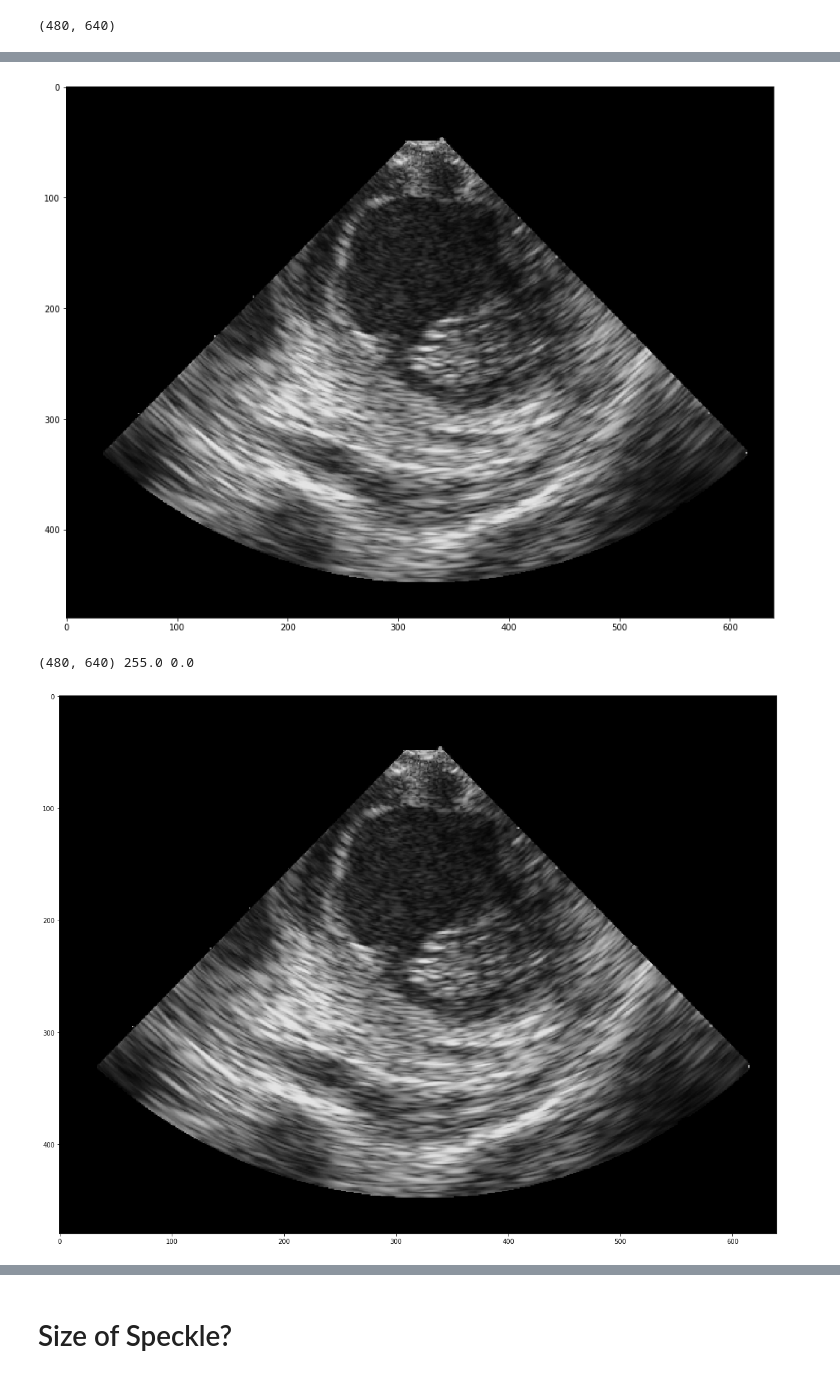
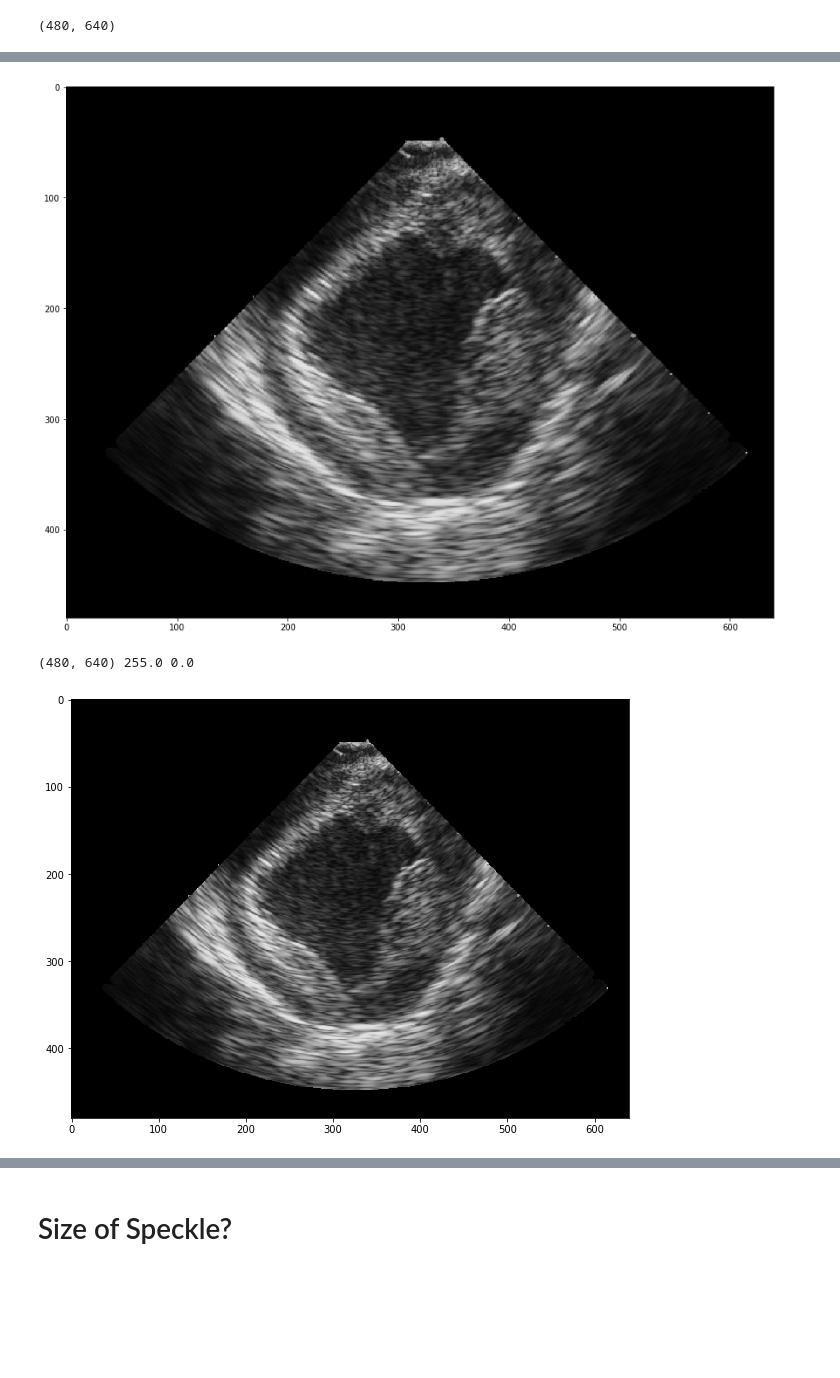
Before and after one commit to zixiliu/2d_speckle_tracking_icebot, a Jupyter notebook: preliminary.ipynb, the cells around one changed output, grey strips where cells are left out. Drawn from its saved outputs; the diff is of its cells as text; code cells hidden in the pictures; blank space fills up the shorter version.

```diff
--- a/preliminary.ipynb
+++ b/preliminary.ipynb
@@ -9,7 +9,9 @@ from scipy import ndimage
 # %% [markdown]
 # Find Boundary
 # %%
-filename = "/Volumes/GoogleDrive/My Drive/Alperen's Images/Exp 5 The Best Set/20170616_124815718/images/16062017_125258857_600.jpg"
+#filename = "/Volumes/GoogleDrive/My Drive/Alperen's Images/Exp 5 The Best Set/20170616_124815718/images/16062017_125258857_600.jpg"
+mypath = "exp5_images/"
+filename = mypath+"16062017_125453973_4050.jpg"
 # a=io.imread(filename,as_grey=True)
 a = cv2.imread(filename)
 # %%
@@ -73,7 +75,7 @@ plt.imshow(a - img)
 # plt.imshow(img, cmap = 'Greys')
 plt.show()
 # %% [output]
-[figure, old version]
+[figure, new version]
 # %%
 # ultra_ori_pos = a - img
 # ultra = ultra_ori.copy()
@@ -83,11 +85,11 @@ ultra = cv2.cvtColor(ultra,cv2.COLOR_BGR2GRAY)
 # %%
 #normalize ultra
 ultra = ultra / (ultra.max() - ultra.min())*255
 print(ultra.shape, ultra.max(), ultra.min())
 
-plt.figure(figsize=(20, 20))
+plt.figure(figsize=(10, 10))
 plt.imshow(ultra_ori, cmap = 'Greys')
 plt.show()
 # %% [output]
 (480, 640) 255.0 0.0
-[figure, old version]
+[figure, new version]
```
Also changed, not shown: parts of 5 cells of this notebook, 7 other files.
